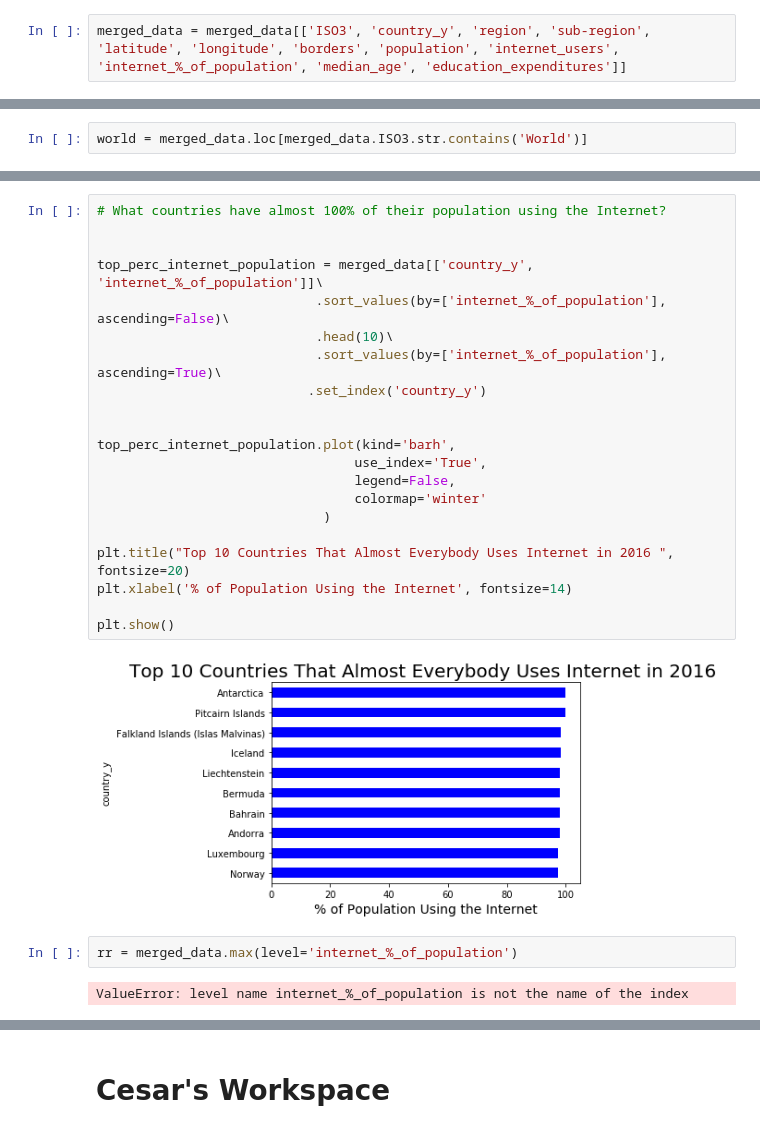
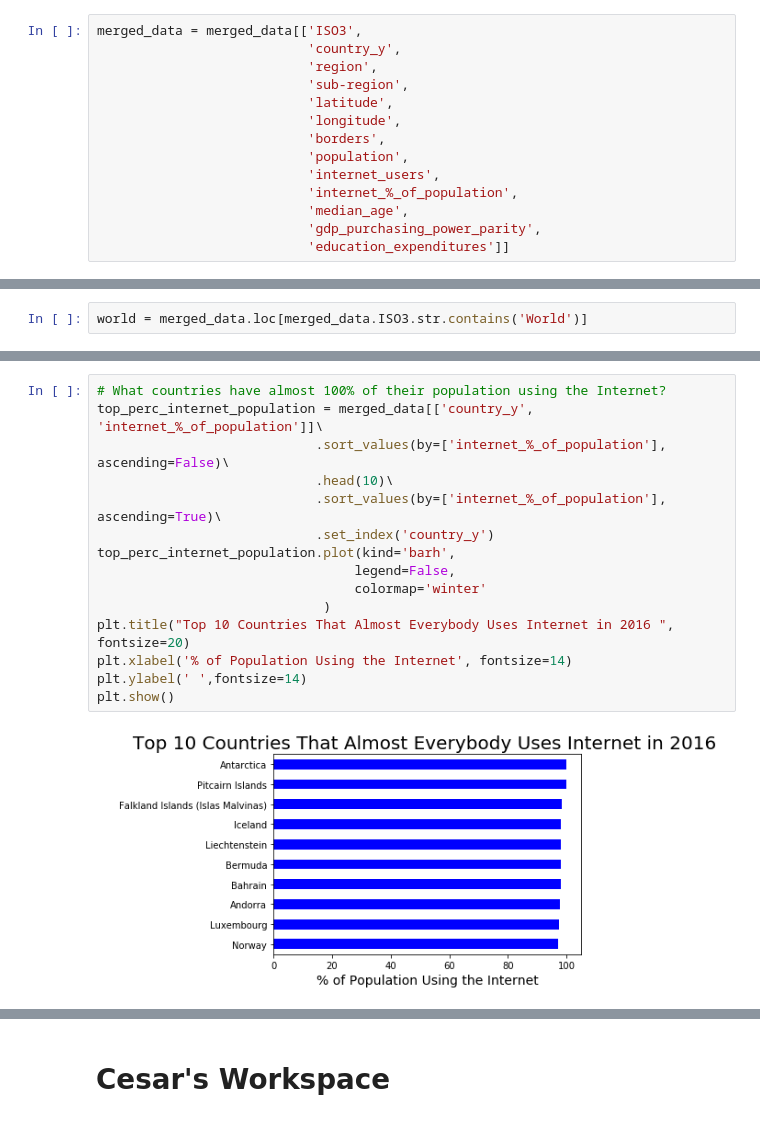
Before and after one commit to JoshuaFarmerATX/butterfly-effect, a Jupyter notebook: butterfly_effect.ipynb, the cells around one changed output, grey strips where cells are left out. Saved outputs shown, nothing was run; the diff lists cells and outputs as text.

```diff
--- a/butterfly_effect.ipynb
+++ b/butterfly_effect.ipynb
@@ -34,7 +34,19 @@ merged_data.head()
 | 3 | American Samoa | ASM | Oceania | Polynesia | -14.3333 | -170 | [] | None | American Samoa | ... |
 | 4 | Andorra | AND | Europe | Southern Europe | 42.5 | 1.5 | [FRA, ESP] | None | Andorra | ... |
 # %%
-merged_data = merged_data[['ISO3', 'country_y', 'region', 'sub-region', 'latitude', 'longitude', 'borders', 'population', 'internet_users', 'internet_%_of_population', 'median_age', 'education_expenditures']]
+merged_data = merged_data[['ISO3',
+                           'country_y',
+                           'region',
+                           'sub-region',
+                           'latitude',
+                           'longitude',
+                           'borders',
+                           'population',
+                           'internet_users',
+                           'internet_%_of_population',
+                           'median_age',
+                           'gdp_purchasing_power_parity',
+                           'education_expenditures']]
 # %%
 merged_data.head()
 # %% [output]
@@ -134,27 +151,17 @@ plt.show()
 # %%
 # What countries have almost 100% of their population using the Internet?
-
-
 top_perc_internet_population = merged_data[['country_y', 'internet_%_of_population']]\
                             .sort_values(by=['internet_%_of_population'], ascending=False)\
                             .head(10)\
                             .sort_values(by=['internet_%_of_population'], ascending=True)\
-                           .set_index('country_y')
-
-
+                            .set_index('country_y')
 top_perc_internet_population.plot(kind='barh',
-                                 use_index='True',
                                  legend=False,
                                  colormap='winter'
                              )
-
 plt.title("Top 10 Countries That Almost Everybody Uses Internet in 2016 ", fontsize=20)
 plt.xlabel('% of Population Using the Internet', fontsize=14)
-
+plt.ylabel(' ',fontsize=14)
 plt.show()
 # %% [output]
-[figure, old version]
+[figure, new version]
-# %%
-rr = merged_data.max(level='internet_%_of_population')
-# %% [output]
-ValueError: level name internet_%_of_population is not the name of the index
```
Also changed, not shown: parts of 7 cells of this notebook.
